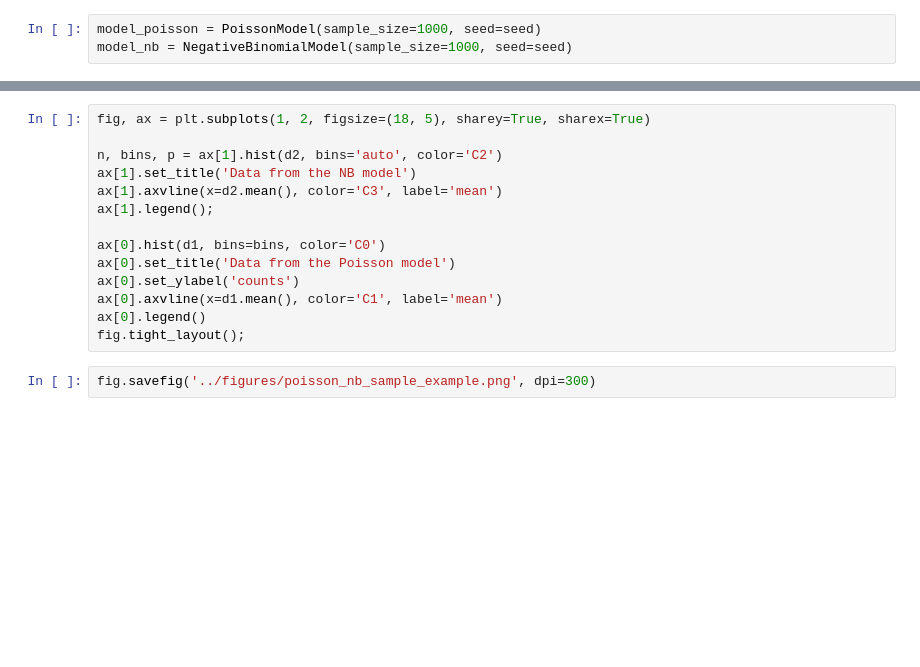
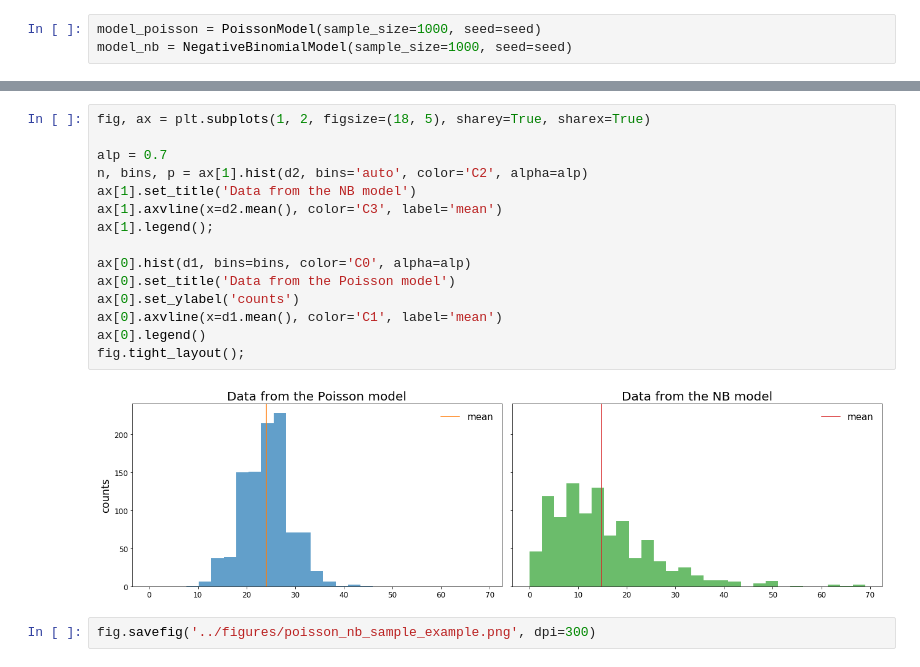
Before and after one commit to janfb/mcabc, a Jupyter notebook: notebooks/ModelComparison_ToyExample_Figures.ipynb, the cells around one changed output, grey strips where cells are left out. Cells and saved outputs as stored; diff of their text form; blank space fills up the shorter version.

```diff
--- a/notebooks/ModelComparison_ToyExample_Figures.ipynb
+++ b/notebooks/ModelComparison_ToyExample_Figures.ipynb
@@ -199,17 +213,20 @@ d1.mean(), d2.mean()
 # %%
 fig, ax = plt.subplots(1, 2, figsize=(18, 5), sharey=True, sharex=True)
 
-n, bins, p = ax[1].hist(d2, bins='auto', color='C2')
+alp = 0.7
+n, bins, p = ax[1].hist(d2, bins='auto', color='C2', alpha=alp)
 ax[1].set_title('Data from the NB model')
 ax[1].axvline(x=d2.mean(), color='C3', label='mean')
 ax[1].legend();
 
-ax[0].hist(d1, bins=bins, color='C0')
+ax[0].hist(d1, bins=bins, color='C0', alpha=alp)
 ax[0].set_title('Data from the Poisson model')
 ax[0].set_ylabel('counts')
 ax[0].axvline(x=d1.mean(), color='C1', label='mean')
 ax[0].legend()
 fig.tight_layout();
+# %% [output]
+[figure, added]
 # %%
 fig.savefig('../figures/poisson_nb_sample_example.png', dpi=300)
 # %%
```
Also changed, not shown: parts of 9 cells of this notebook, 5 other files.
